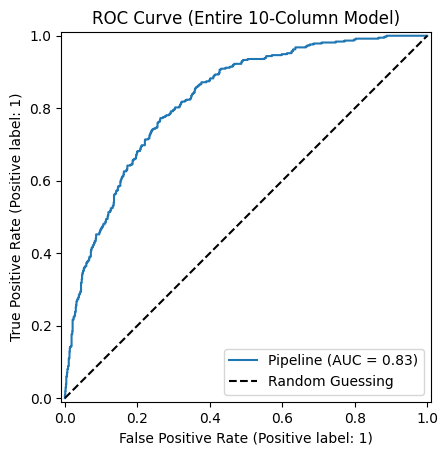
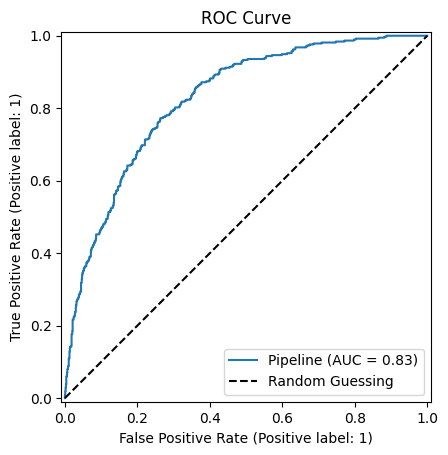
The change to this notebook cell's code, shown as a diff; its figure went from the first image to the second:
--- before
+++ after
@@ -4,4 +4,6 @@
 RocCurveDisplay.from_estimator(best_model, X_test, y_test)
 plt.plot([0, 1], [0, 1], 'k--', label='Random Guessing')
+plt.ylabel('Positive Rate')
+plt.xlabel('False Positive Rate')
 plt.title('ROC Curve')
 plt.legend()

Commit: named x and y axis on roc curve